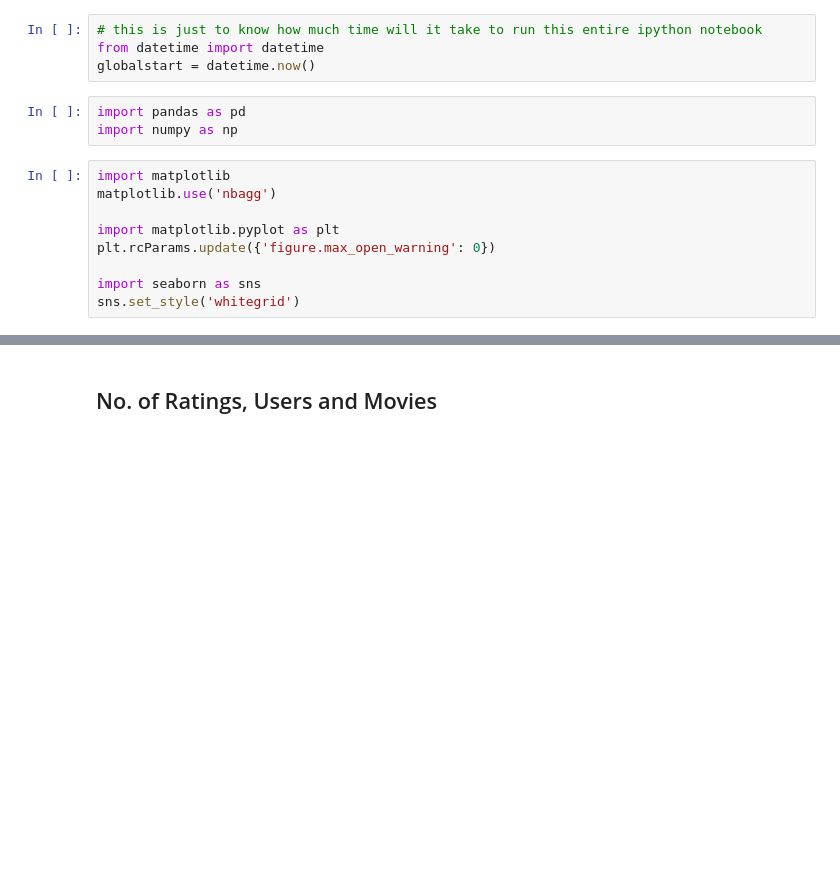
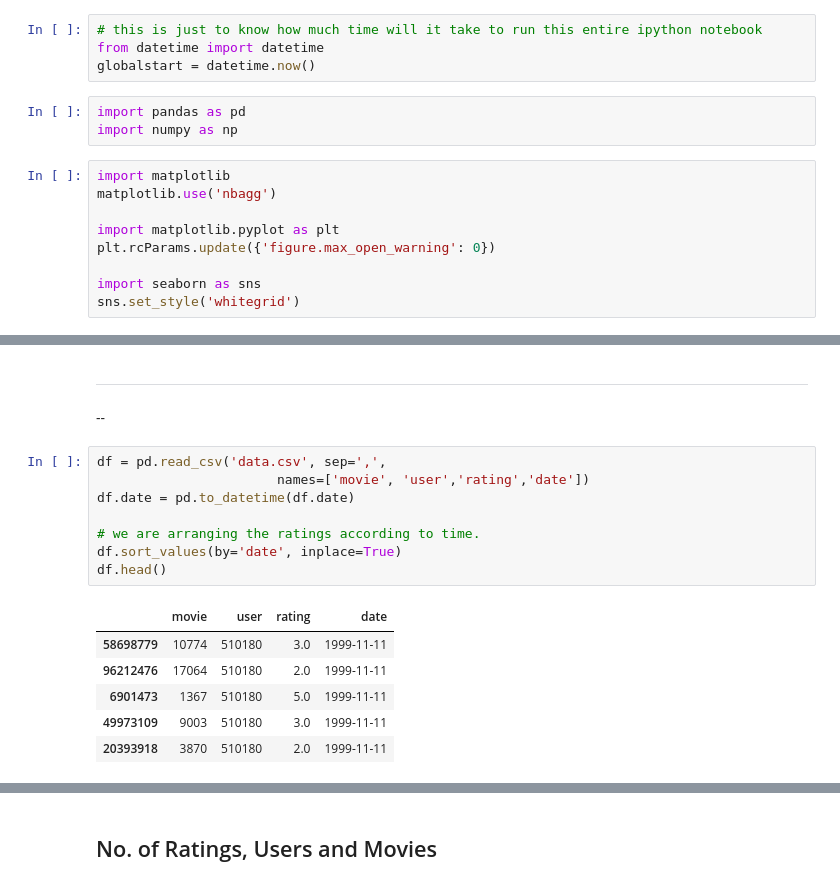
Before and after one commit to ramsane/NetflixPrizeRS, a Jupyter notebook: 01_Intro.ipynb, the cells around one changed output, grey strips where cells are left out. Saved outputs shown, nothing was run; the diff lists cells and outputs as text; blank space fills up the shorter version.

```diff
--- a/01_Intro.ipynb
+++ b/01_Intro.ipynb
@@ -67,0 +53,18 @@ train_df.head()
+# %% [markdown]
+-----------------------------------------------------------------------------------------------
+--
+# %%
+df = pd.read_csv('data.csv', sep=',',
+                       names=['movie', 'user','rating','date'])
+df.date = pd.to_datetime(df.date)
+
+# we are arranging the ratings according to time.
+df.sort_values(by='date', inplace=True)
+df.head()
+# %% [output]
+|  | movie | user | rating | date |
+| 58698779 | 10774 | 510180 | 3.0 | 1999-11-11 |
+| 96212476 | 17064 | 510180 | 2.0 | 1999-11-11 |
+| 6901473 | 1367 | 510180 | 5.0 | 1999-11-11 |
+| 49973109 | 9003 | 510180 | 3.0 | 1999-11-11 |
+| 20393918 | 3870 | 510180 | 2.0 | 1999-11-11 |
```
Also changed, not shown: parts of 96 cells of this notebook, 1 other file.
